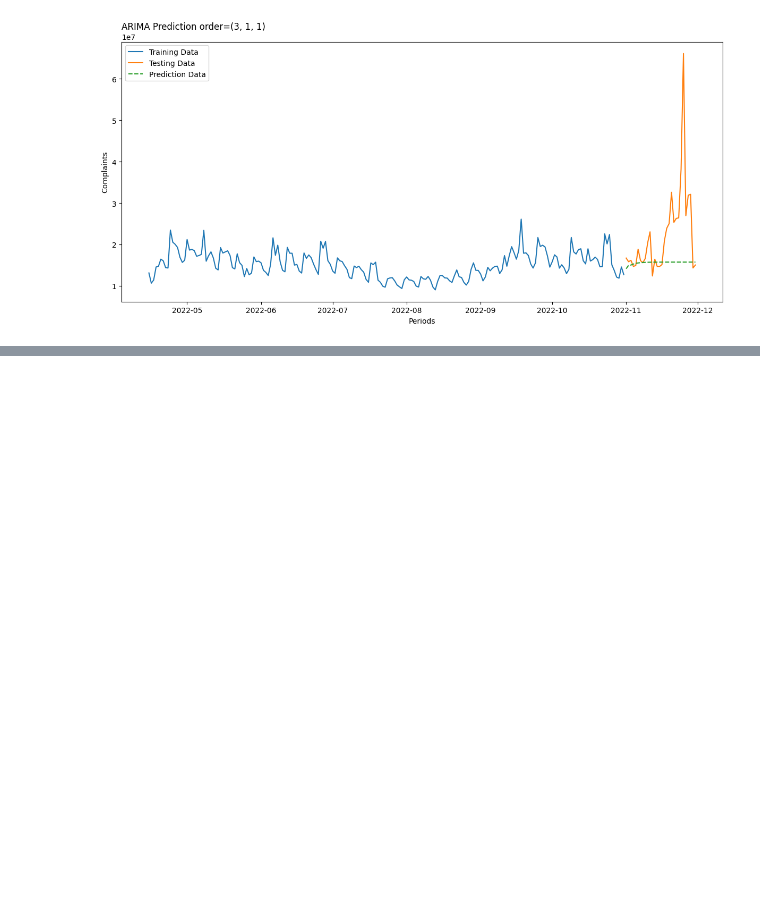
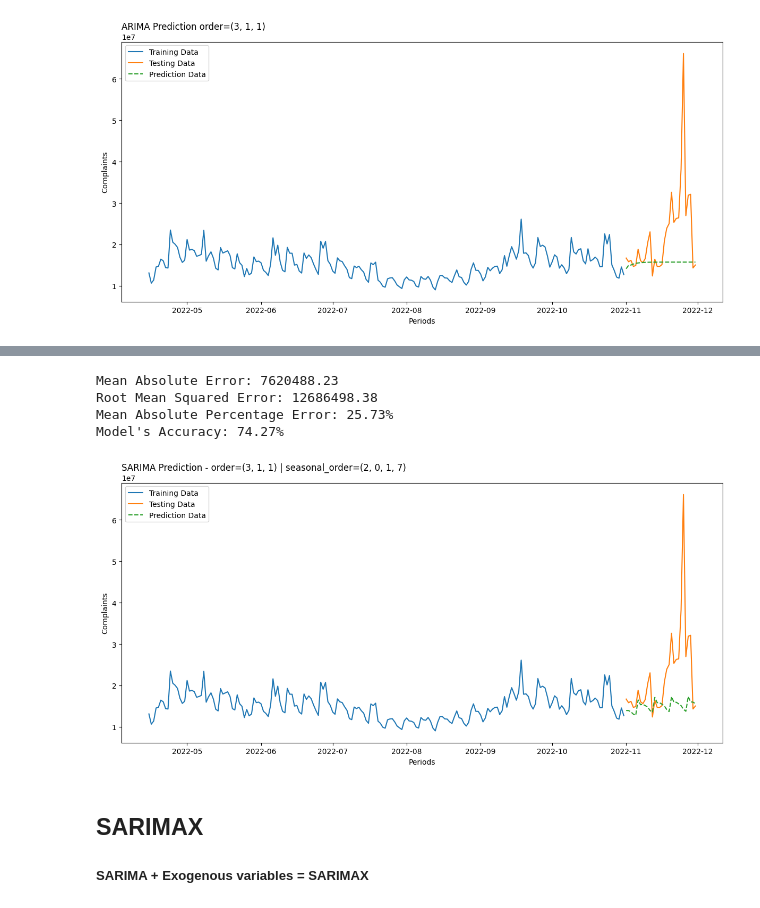
Before and after one commit to Vinni-Anddrade/time_series_course, a Jupyter notebook: 6_arima_sarima_sarimax/arima_sarima_sarimax.ipynb, the cells around one changed output, grey strips where cells are left out. Drawn from its saved outputs; the diff is of its cells as text; code cells hidden in the pictures; blank space fills up the shorter version.

```diff
--- a/6_arima_sarima_sarimax/arima_sarima_sarimax.ipynb
+++ b/6_arima_sarima_sarimax/arima_sarima_sarimax.ipynb
@@ -150,15 +147,3 @@ def measuring_predictions(y_true: pd.Series, y_pred: pd.Series):
-# %%
-def model_assessment(train, test, predictions, chart_title: None):
-    plt.figure(figsize=(12, 6))
-    plt.plot(train, label="Training Data")
-    plt.plot(test, label="Testing Data")
-    plt.plot(predictions, label="Prediction Data", ls="--")
-    plt.title(chart_title, loc="left")
-    plt.xlabel("Periods")
-    plt.ylabel("Complaints")
-    plt.legend()
-    plt.tight_layout()
-    plt.show()
 # %% [markdown]
 ## ARIMA
 # %%
@@ -207,0 +209,18 @@ model_assessment(train[-200:]["revenue"], test[-200:]["revenue"], arima_results,
+# %%
+# Building SARIMA model
+
+sarima_model = SARIMAX(
+    endog=train["revenue"],
+    order=(3, 1, 1),
+    seasonal_order=(1, 0, 1, 7)
+).fit()
+"""
+seasonal_order=(1, 0, 1, 7)
+Feito olhando os resíduos do modelo ARIMA com os gráficos de PACF e ACF
+AR=1 para um pico forte em Lag=7. 1 AR para o Lag 7, se eu colocasse 2 AR, seria Lag 14. E por ai vai.
+Coloca-se lag7 por que é mais forte que o Lag14
+
+MA=1, seguindo a mesma lógica anterior.
+"""
+
+sarima_model.summary()
@@ -207,0 +251,16 @@ model_assessment(train[-200:]["revenue"], test[-200:]["revenue"], arima_results,
+# %%
+sarima_results = sarima_model.forecast(steps=periods)
+# %%
+measuring_predictions(test["revenue"], sarima_results)
+# %% [output]
+Mean Absolute Error: 7620488.23
+Root Mean Squared Error: 12686498.38
+Mean Absolute Percentage Error: 25.73%
+Model's Accuracy: 74.27%
+# %%
+model_assessment(train[-200:]["revenue"], test[-200:]["revenue"], sarima_results, "SARIMA Prediction - order=(3, 1, 1) | seasonal_order=(2, 0, 1, 7)")
+# %% [output]
+[figure, added]
+# %% [markdown]
+## SARIMAX
+##### SARIMA + Exogenous variables = SARIMAX
```
Also changed, not shown: parts of 39 cells of this notebook, 2 other files.
